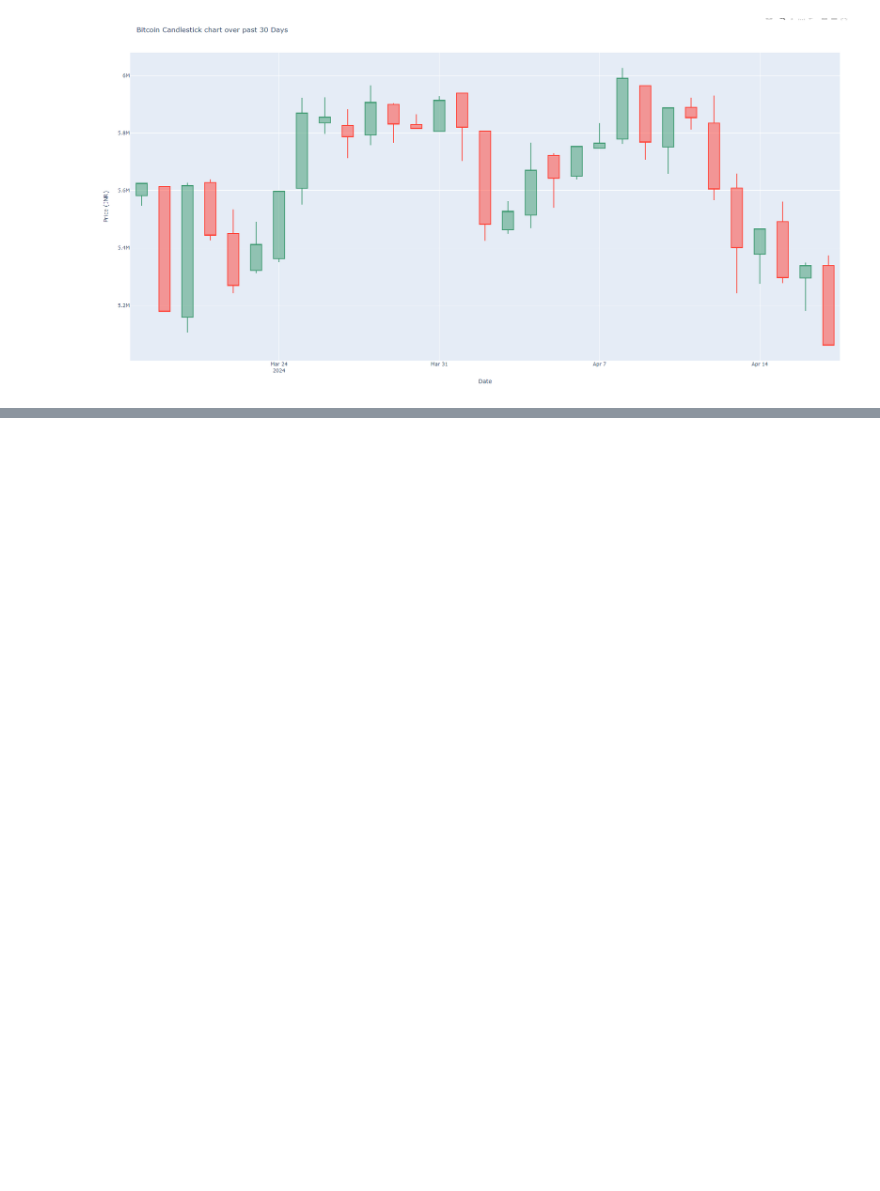
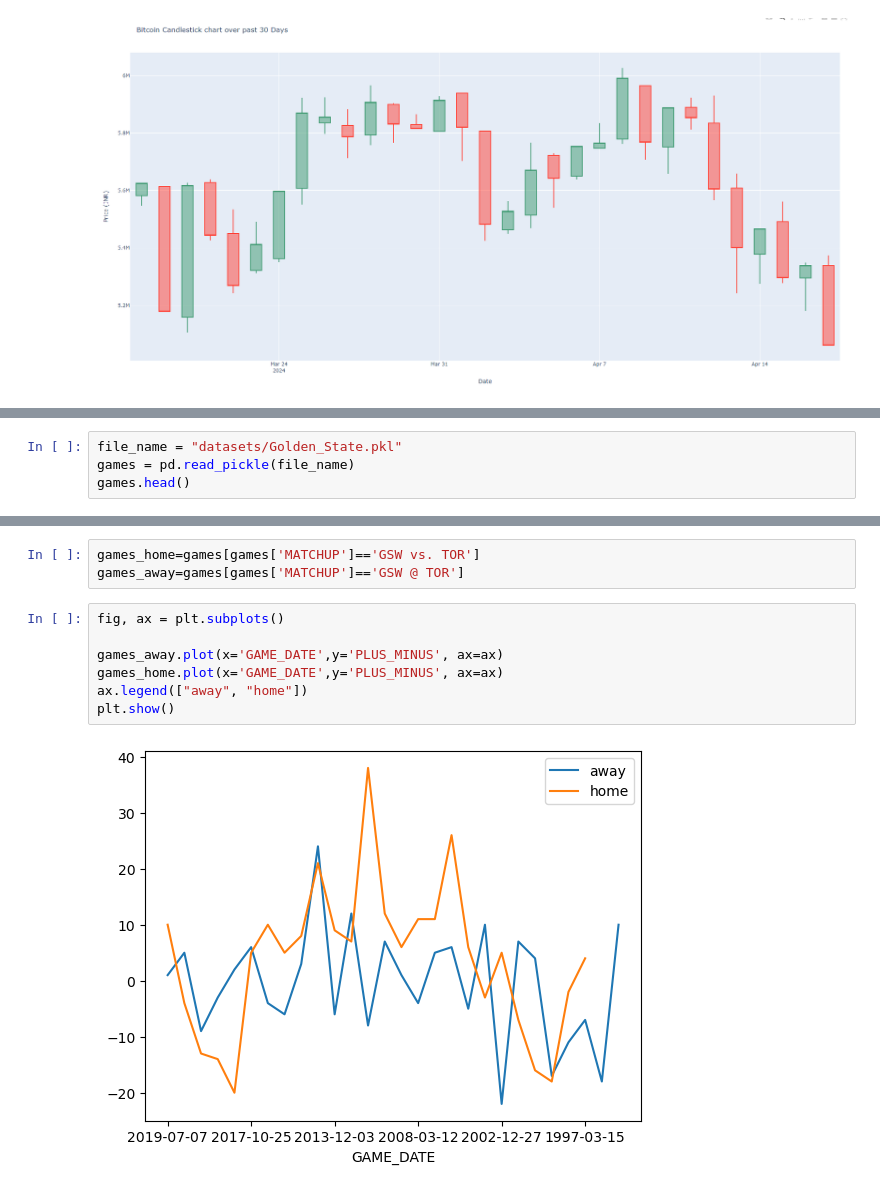
Before and after one commit to Immortal-Pi/IBMdatascience, a Jupyter notebook: pythonBasics/API's.ipynb, the cells around one changed output, grey strips where cells are left out. Cells and saved outputs as stored; diff of their text form; blank space fills up the shorter version.

```diff
--- a/pythonBasics/API's.ipynb
+++ b/pythonBasics/API's.ipynb
@@ -77,0 +138,4 @@ plotly.offline.plot(fig,filename='./bitcoin_candlestick_graph.html',auto_open=Fa
+# %%
+file_name = "datasets/Golden_State.pkl"
+games = pd.read_pickle(file_name)
+games.head()
@@ -77,0 +150,12 @@ plotly.offline.plot(fig,filename='./bitcoin_candlestick_graph.html',auto_open=Fa
+# %%
+games_home=games[games['MATCHUP']=='GSW vs. TOR']
+games_away=games[games['MATCHUP']=='GSW @ TOR']
+# %%
+fig, ax = plt.subplots()
+
+games_away.plot(x='GAME_DATE',y='PLUS_MINUS', ax=ax)
+games_home.plot(x='GAME_DATE',y='PLUS_MINUS', ax=ax)
+ax.legend(["away", "home"])
+plt.show()
+# %% [output]
+[figure, added]
```
Also changed, not shown: parts of 10 cells of this notebook, 3 other files.
